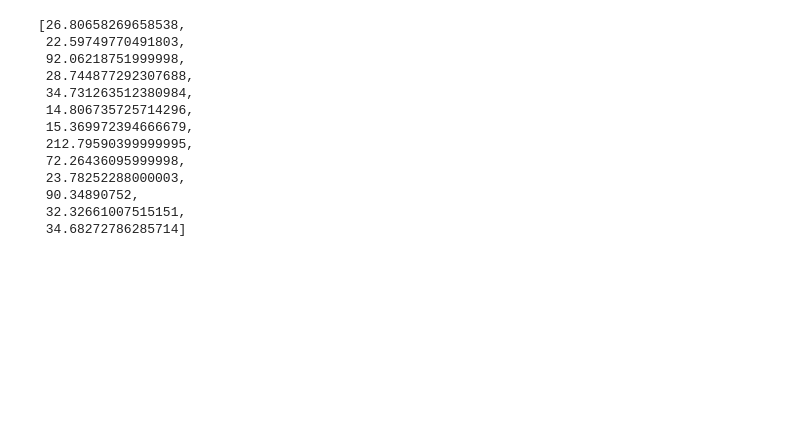
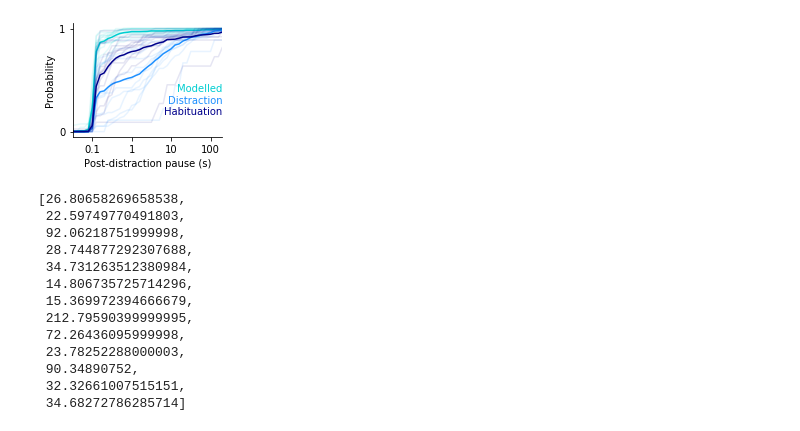
Before and after one commit to mccutcheonlab/distraction-peters, a Jupyter notebook: notebooks/dis-behavior.ipynb, the cells around one changed output. Cells and saved outputs as stored; diff of their text form; code cells hidden in the pictures; blank space fills up the shorter version.

```diff
--- a/notebooks/dis-behavior.ipynb
+++ b/notebooks/dis-behavior.ipynb
@@ -163,0 +269,7 @@ f.savefig(figfolder+"fig2_raster plots.pdf")
+# %%
+
+
+bins = np.arange(-2.1, 3.1, 0.1)
+
+
+np.histogram(pdpsDis_all[0], bins=bins)
@@ -164,3 +294,49 @@ f.savefig(figfolder+"fig2_raster plots.pdf")
+# %%
+def plot_cumulative_pdps(ax, pdps, bins, plot_all_data=True, color='k'):
+
+    cumulative_sum = []
+    for data in pdps:
+        binned_data, _ = np.histogram(data, bins=bins, density=True)
+        binned_data = np.divide(binned_data, 10) # divides to get probability from 0 to 1 (because bins are only 0.1s)
+        cumsum_data = np.cumsum(binned_data)
+        cumulative_sum.append(cumsum_data)
+        if plot_all_data:
+            ax.plot(bins[:-1], cumsum_data, color=color, alpha=0.1)
+
+    ax.plot(bins[:-1], np.mean(cumulative_sum, axis=0), color=color)
+
+#     shadedError(ax, cumulative_sum, linecolor=color)
+
+    ax.set_xlim([-1.5, 2.3])
+    ax.set_xticks([-1, 0, 1, 2])
+    ax.set_xticklabels(['0.1', '1', '10', '100'])
+    ax.set_xlabel('Post-distraction pause (s)')
+
+    ax.set_ylabel('Probability')
+    ax.set_yticks([0, 1])
+    ax.set_yticklabels(['0', '1'])
+
+    ax.spines['top'].set_visible(False)
+    ax.spines['right'].set_visible(False)
+
+
+colors = ['darkturquoise','dodgerblue', 'darkblue']
+bins = np.arange(-2.1, 3.1, 0.1)
+
+f, ax = plt.subplots(figsize=(2.6, 2.1))
+f.subplots_adjust(left=0.15, bottom=0.2, right=0.95, top=0.95)
+
+plot_cumulative_pdps(ax, pdpsMod_all, bins, color=colors[0])
+plot_cumulative_pdps(ax, pdpsDis_all, bins, color=colors[1])
+plot_cumulative_pdps(ax, pdpsHab_all, bins, color=colors[2])
+
+ax.text(1, 0.4, 'Modelled', transform=ax.transAxes, ha='right', color=colors[0])
+ax.text(1, 0.3, 'Distraction', transform=ax.transAxes, ha='right', color=colors[1])
+ax.text(1, 0.2, 'Habituation', transform=ax.transAxes, ha='right', color=colors[2])
+
+f.savefig(figfolder+"fig1_cumulative_pdps.pdf")
+# %% [output]
+[figure, added]
 # %%
 # code to calculate average PDP on distraction day
 
```
Also changed, not shown: parts of 11 cells of this notebook, 1 other file.
